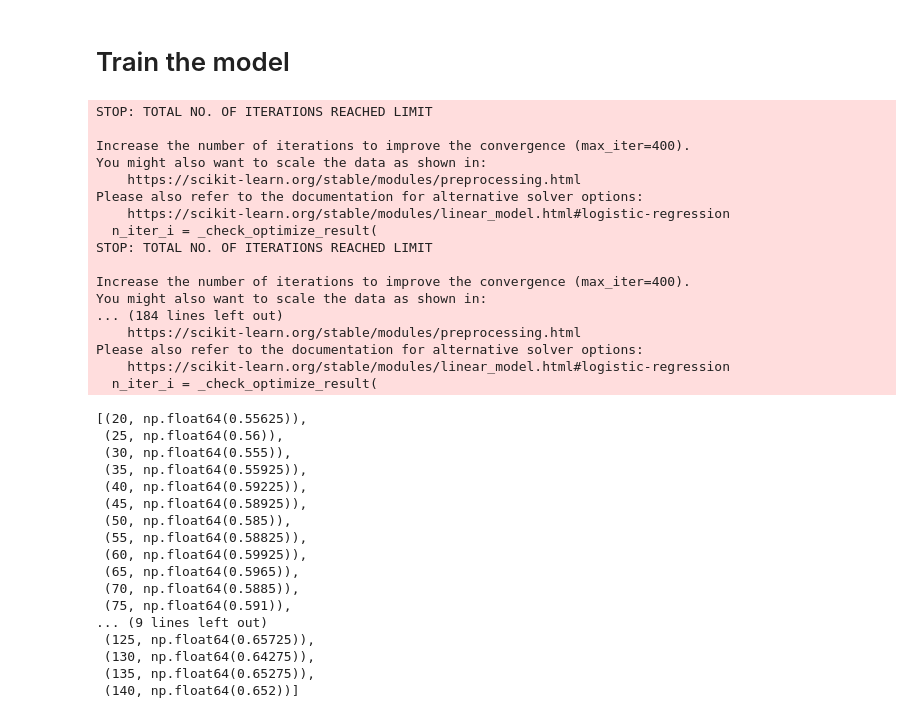
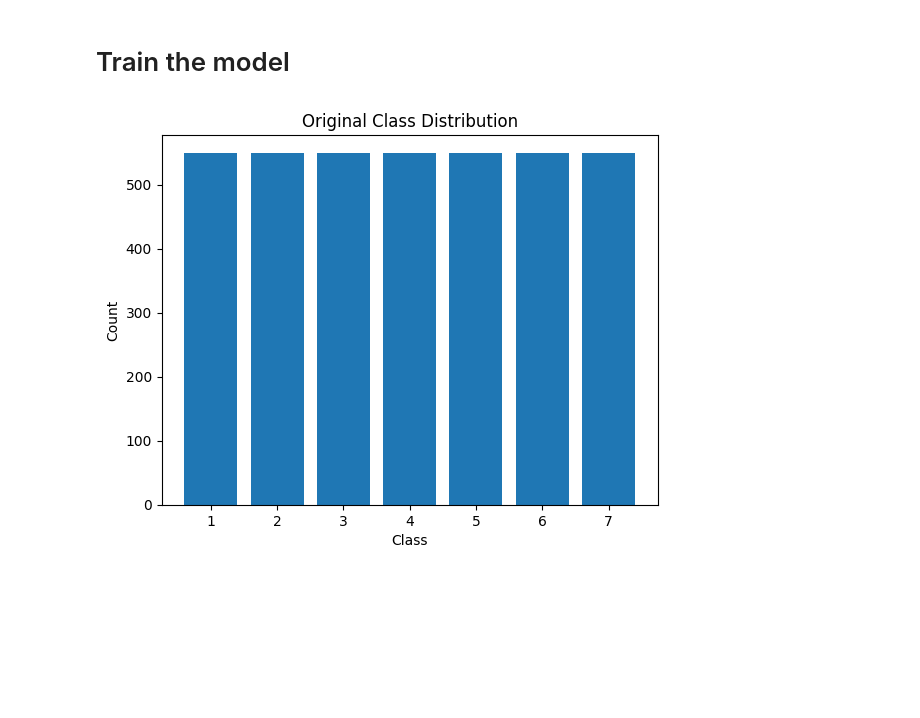
Before and after one commit to JulieTTNguyen/ActiveML_miniproject, a Jupyter notebook: data_analysis.ipynb, the cells around one changed output. Saved outputs shown, nothing was run; the diff lists cells and outputs as text; code cells hidden in the pictures; blank space fills up the shorter version.

```diff
--- a/data_analysis.ipynb
+++ b/data_analysis.ipynb
@@ -65,48 +65,20 @@ plt.show()
 # %% [markdown]
 # Train the model
 # %%
-data = prepare_data(
+data,explained_var = prepare_data(
     cov_type,
     n_init=100,
     n_points=20000,   # optional (set None to use full dataset)
-    seed=42
+    seed=42,
+    even_distribution=True
 )
-model = LogisticRegression(solver='lbfgs', max_iter=400)
 
-test_acc = train_iteratively(data, model, "random", 20, 5)
-test_acc
+counts = np.unique_counts(data["test"]["y"])
+plt.bar(counts.values, counts.counts)
+plt.xlabel("Class")
+plt.ylabel("Count")
+plt.title("Original Class Distribution")
+plt.xticks(counts.values)
+plt.show()
 # %% [output]
-STOP: TOTAL NO. OF ITERATIONS REACHED LIMIT
-
-Increase the number of iterations to improve the convergence (max_iter=400).
-You might also want to scale the data as shown in:
-    https://scikit-learn.org/stable/modules/preprocessing.html
-Please also refer to the documentation for alternative solver options:
-    https://scikit-learn.org/stable/modules/linear_model.html#logistic-regression
-  n_iter_i = _check_optimize_result(
-STOP: TOTAL NO. OF ITERATIONS REACHED LIMIT
-
-Increase the number of iterations to improve the convergence (max_iter=400).
-You might also want to scale the data as shown in:
-... (184 lines left out)
-    https://scikit-learn.org/stable/modules/preprocessing.html
-Please also refer to the documentation for alternative solver options:
-    https://scikit-learn.org/stable/modules/linear_model.html#logistic-regression
-  n_iter_i = _check_optimize_result(
-[(20, np.float64(0.55625)),
- (25, np.float64(0.56)),
- (30, np.float64(0.555)),
- (35, np.float64(0.55925)),
- (40, np.float64(0.59225)),
- (45, np.float64(0.58925)),
- (50, np.float64(0.585)),
- (55, np.float64(0.58825)),
- (60, np.float64(0.59925)),
- (65, np.float64(0.5965)),
- (70, np.float64(0.5885)),
- (75, np.float64(0.591)),
-... (9 lines left out)
- (125, np.float64(0.65725)),
- (130, np.float64(0.64275)),
- (135, np.float64(0.65275)),
- (140, np.float64(0.652))]
+[figure, added]
```
Also changed, not shown: parts of 1 cell of this notebook, 1 other file.
